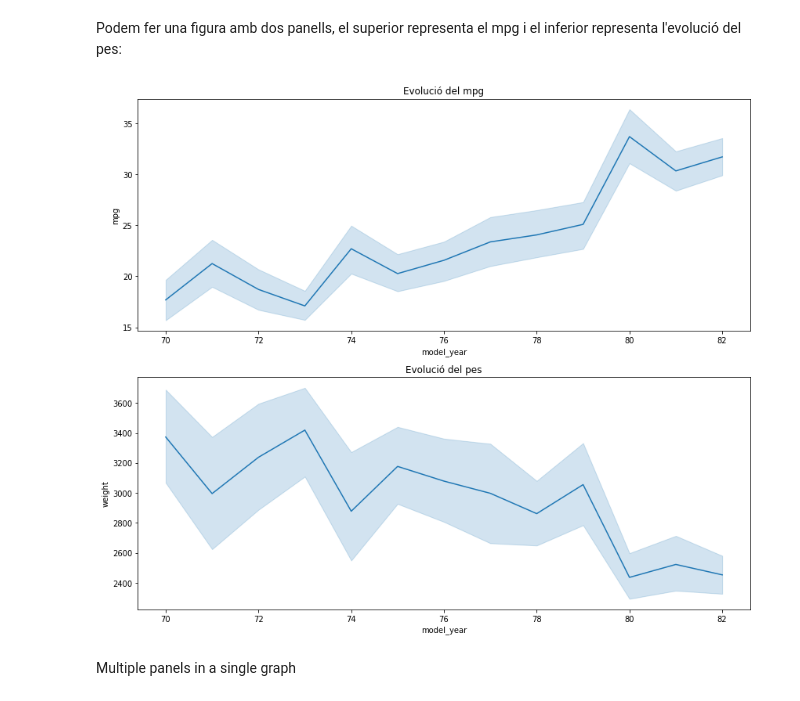
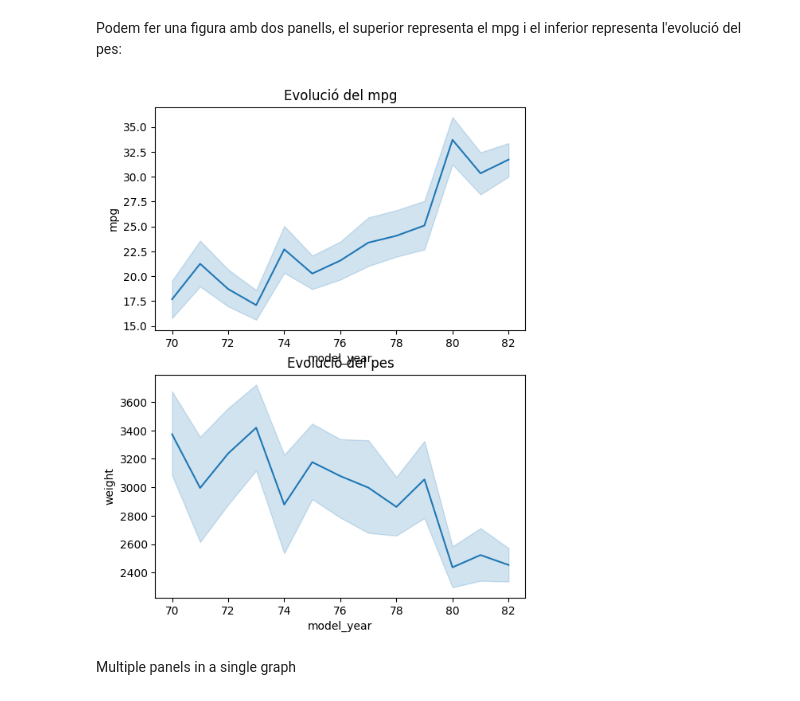
Before and after one commit to raulbenitez/introAI_ICE, a Jupyter notebook: Tema1_Exploració_dades.ipynb, the cells around one changed output. Drawn from its saved outputs; the diff is of its cells as text; code cells hidden in the pictures.

```diff
--- a/Tema1_Exploració_dades.ipynb
+++ b/Tema1_Exploració_dades.ipynb
@@ -671,16 +681,16 @@ plt.savefig('evolucion.png')
 # %% [markdown]
 Podem fer una figura amb dos panells, el superior representa el mpg i el inferior representa l'evolució del pes:
 # %%
-fig = plt.figure(figsize=(14,12))
+fig = plt.figure(figsize=(6,8))
 ax = fig.add_subplot(211)
 ax = sns.lineplot(x="model_year", y="mpg", data=df2)
 ax.set_title('Evolució del mpg')
 ax1 = fig.add_subplot(212)
 ax1 = sns.lineplot(x="model_year", y="weight", data=df2)
 ax1.set_title('Evolució del pes')
 plt.show()
 # %% [output]
-[figure, old version]
+[figure, new version]
 # %% [markdown]
 Multiple panels in a single graph
 # %%
```
Also changed, not shown: parts of 22 cells of this notebook.
